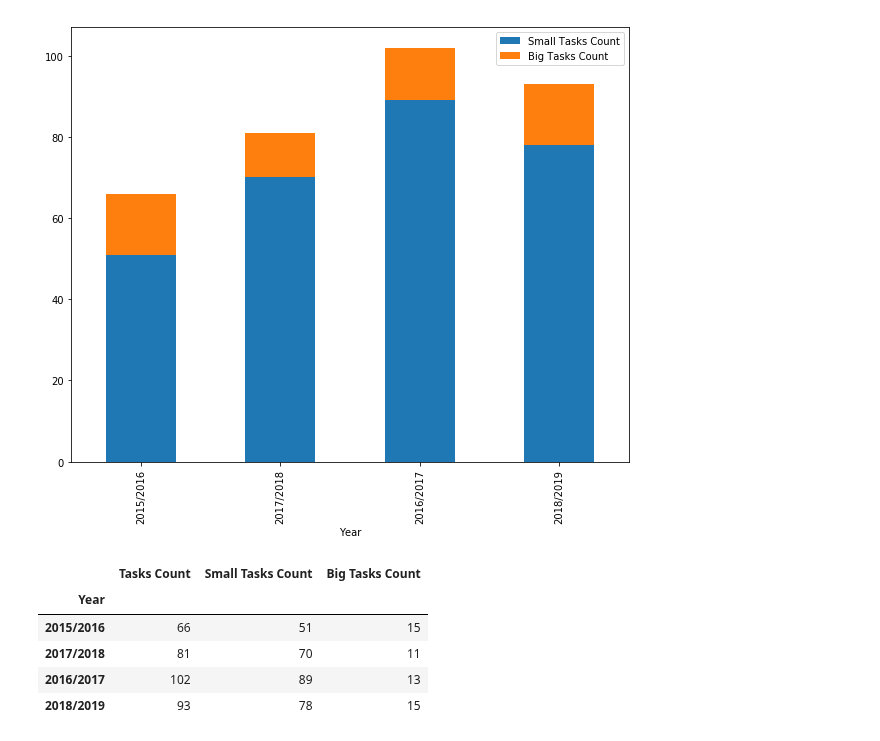
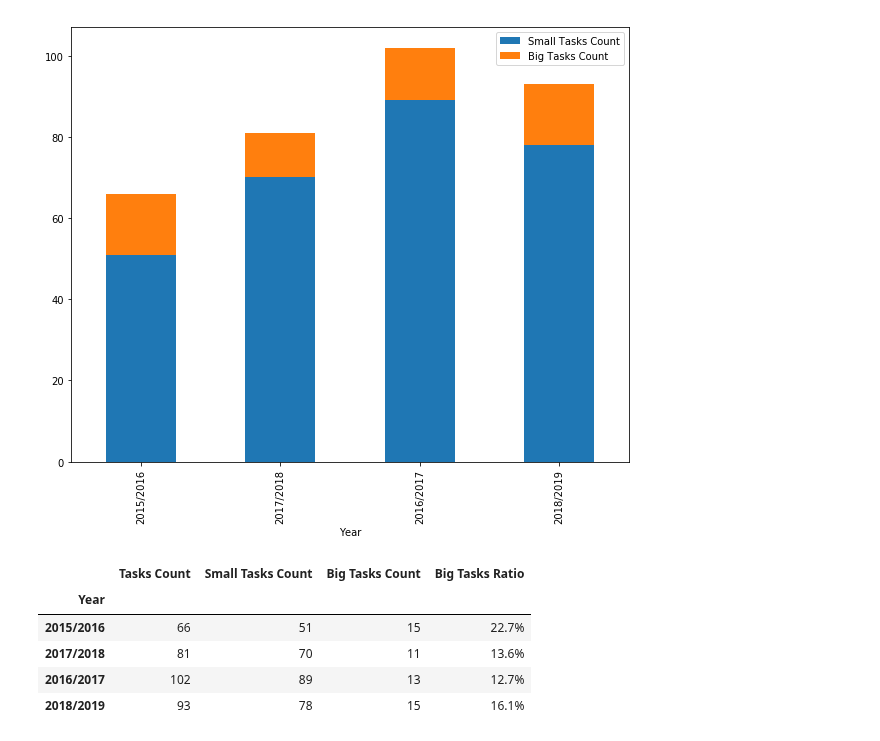
Before and after one commit to fi-ksi/dashboard-alpha, a Jupyter notebook: notebooks/years.ipynb, the cells around one changed output. Drawn from its saved outputs; the diff is of its cells as text; code cells hidden in the pictures.

Commit message:
Year: show big tasks ratio.

```diff
--- a/notebooks/years.ipynb
+++ b/notebooks/years.ipynb
@@ -129,7 +129,8 @@ df.plot.bar(stacked=True)
 [figure]
 # %%
 YearData = namedtuple('YearData', [
-    'Year', 'tasks_count', 'small_tasks_count', 'big_tasks_cont'
+    'Year', 'tasks_count', 'small_tasks_count', 'big_tasks_cont',
+    'big_tasks_ratio'
 ])
 
 year_data = [
@@ -138,29 +139,33 @@ year_data = [
         tasks_per_year_dict[year],
         small_tasks_per_year_dict[year],
         big_tasks_per_year_dict[year],
+        big_tasks_per_year_dict[year] / tasks_per_year_dict[year],
     )
     for year in tasks_per_year_dict.keys()
 ]
 # %%
 df = pd.DataFrame(year_data, columns=[
     'Year',
     'Tasks Count',
     'Small Tasks Count',
     'Big Tasks Count',
+    'Big Tasks Ratio',
 ]).set_index('Year')
 
 s = df.style
+s.format({'Big Tasks Ratio': '{:,.1%}'.format})
 s.background_gradient(subset=[
     'Tasks Count',
     'Small Tasks Count',
     'Big Tasks Count',
-], cmap=sns.light_palette('blue', as_cmap=True))
+    'Big Tasks Ratio',
+], cmap=sns.light_palette('orange', as_cmap=True))
 
 display(s)
 # %% [output]
-|  | Tasks Count | Small Tasks Count | Big Tasks Count |
-| Year |  |  |  |
-| 2015/2016 | 66 | 51 | 15 |
-| 2017/2018 | 81 | 70 | 11 |
-| 2016/2017 | 102 | 89 | 13 |
-| 2018/2019 | 93 | 78 | 15 |
+|  | Tasks Count | Small Tasks Count | Big Tasks Count | Big Tasks Ratio |
+| Year |  |  |  |  |
+| 2015/2016 | 66 | 51 | 15 | 22.7% |
+| 2017/2018 | 81 | 70 | 11 | 13.6% |
+| 2016/2017 | 102 | 89 | 13 | 12.7% |
+| 2018/2019 | 93 | 78 | 15 | 16.1% |
```
